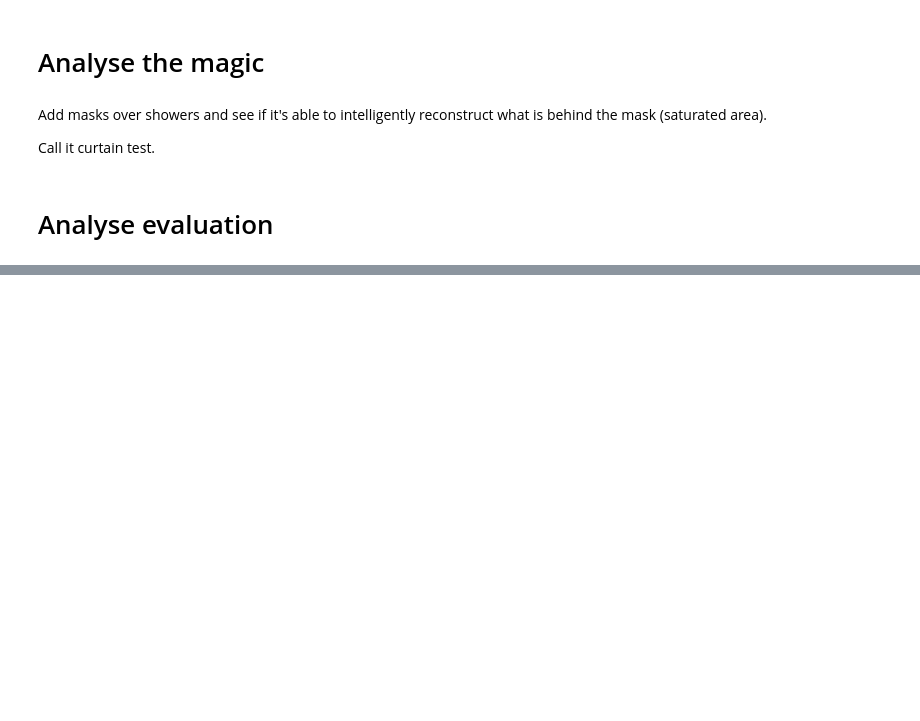
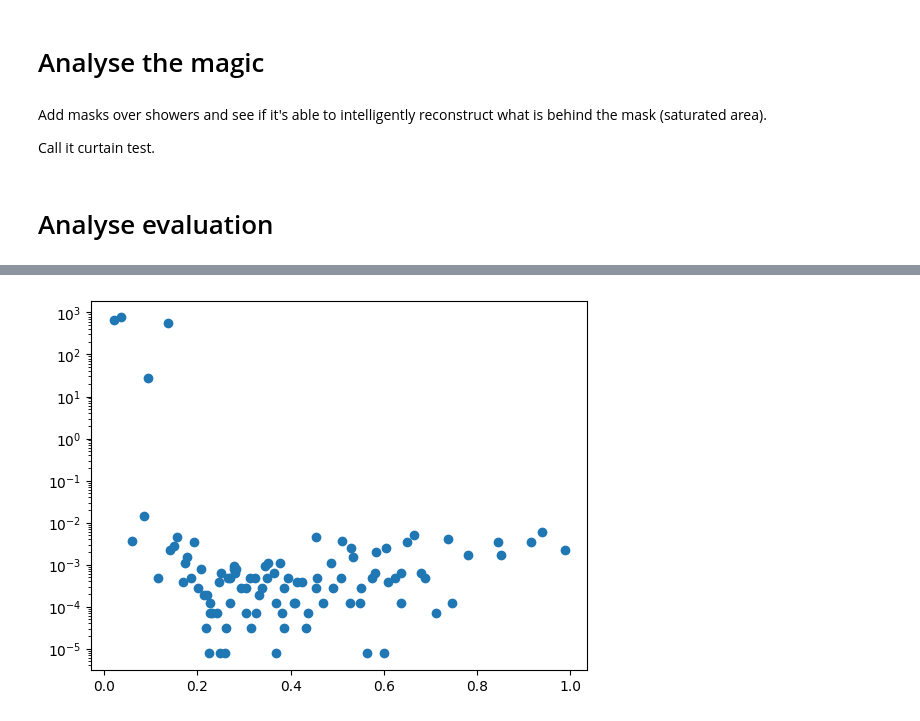
Before and after one commit to Bjartensen/python_focalh_clustering, a Jupyter notebook: notebooks/study.ipynb, the cells around one changed output, grey strips where cells are left out. Drawn from its saved outputs; the diff is of its cells as text; code cells hidden in the pictures; blank space fills up the shorter version.

```diff
--- a/notebooks/study.ipynb
+++ b/notebooks/study.ipynb
@@ -399,0 +465,18 @@ plot_discrete(ma_eval["particles"], ma_eval["coverage"])
+# %%
+epochs = []
+lr = []
+value = []
+for trial in cnn_eval["study"]["study"].trials:
+    epochs.append(trial.params["epochs"])
+    lr.append(trial.params["lr"])
+    value.append(trial.value)
+#    print(f"Trial {trial.number}:")
+#    print("  Params: ", trial.params)
+#    print("  Value: ", trial.value)
+
+#plt.scatter(epochs,value)
+plt.scatter(lr,value)
+#plt.ylim(0,0.1)
+plt.yscale("log")
+# %% [output]
+[figure, added]
```
Also changed, not shown: parts of 8 cells of this notebook, 7 other files.
